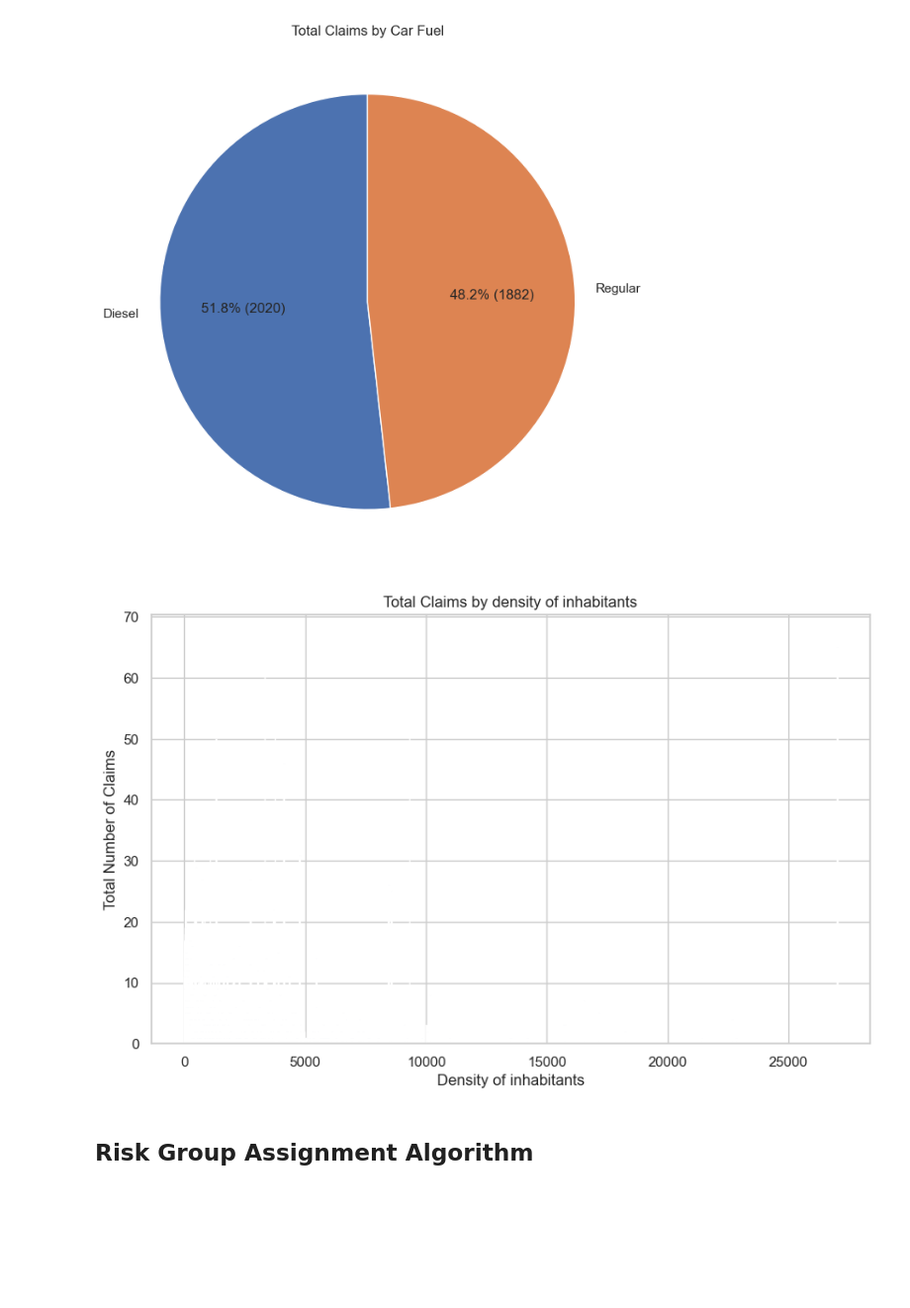
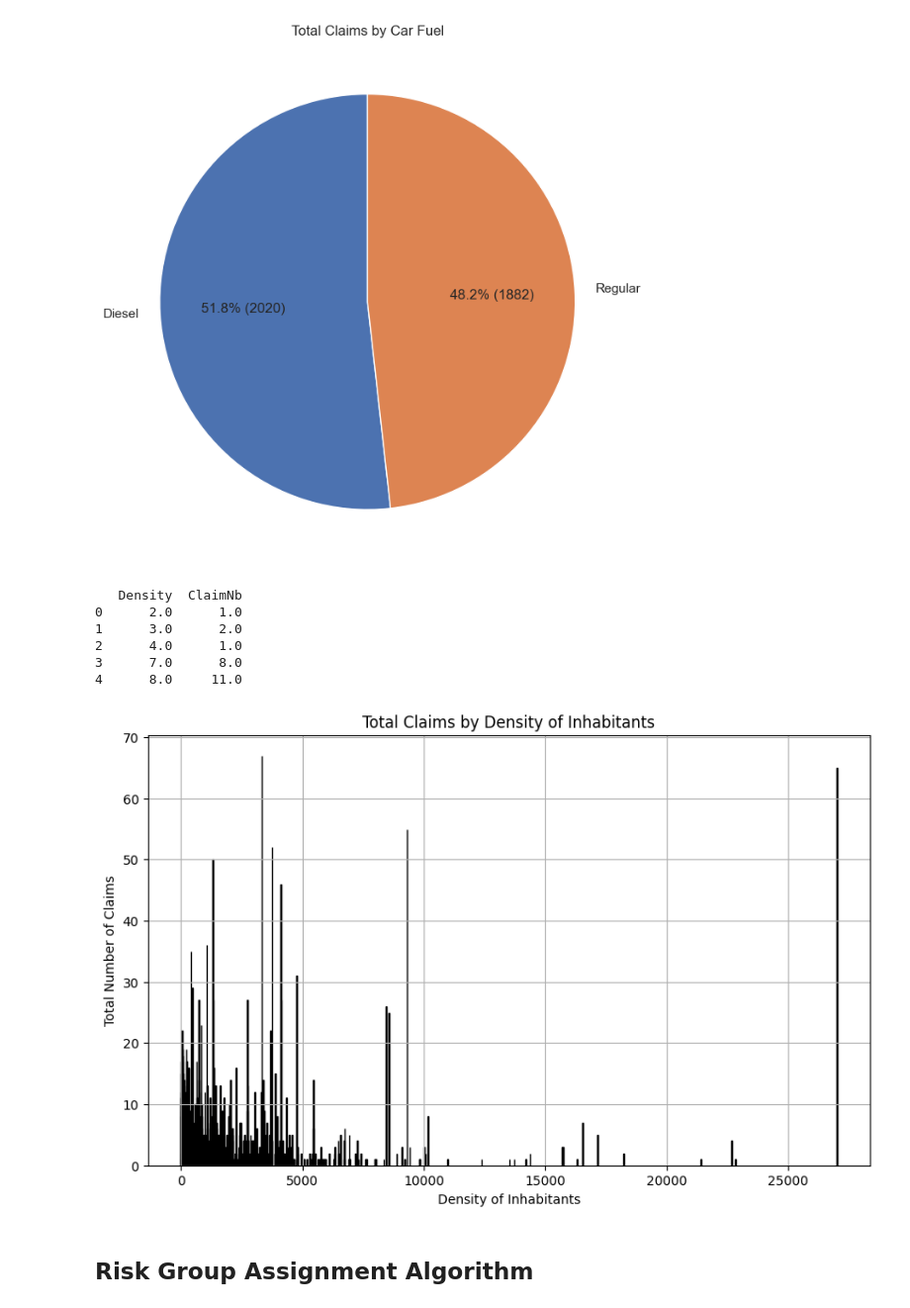
Before and after one commit to bordeauxlink/assurance-term-project, a Jupyter notebook: Term Project Underwriter.ipynb, the cells around one changed output. Shown at 99% size. Cells and saved outputs as stored; diff of their text form; code cells hidden in the pictures; blank space fills up the shorter version.

```diff
--- a/Term Project Underwriter.ipynb
+++ b/Term Project Underwriter.ipynb
@@ -212,19 +212,36 @@ plt.show()
 # %% [output]
 [figure]
 # %%
+import pandas as pd
+import matplotlib.pyplot as plt
+
+# Load and preprocess data
+claim_data = pd.read_csv('claim_data_group5_2024.csv')
+claim_data = claim_data.dropna()  # Drop rows with missing values
+claim_data = claim_data[(claim_data['ClaimNb'] >= 0) & (claim_data['ClaimAmount'] > 0)]  # Ensure ClaimAmount > 0
+
 # Total Claims by density of inhabitants (Density)
 claims_by_density = claim_data.groupby('Density')['ClaimNb'].sum().reset_index()
 
+# Check the data
+print(claims_by_density.head())
+
 # Plot Claims by density of inhabitants
 plt.figure(figsize=(10, 6))
-plt.bar(claims_by_density['Density'], claims_by_density['ClaimNb'], width=30)
-plt.title('Total Claims by density of inhabitants')
-plt.xlabel('Density of inhabitants')
+plt.bar(claims_by_density['Density'], claims_by_density['ClaimNb'], width=30, color='blue', edgecolor='black')
+plt.title('Total Claims by Density of Inhabitants')
+plt.xlabel('Density of Inhabitants')
 plt.ylabel('Total Number of Claims')
 plt.grid(True)
 plt.show()
 # %% [output]
+   Density  ClaimNb
+0      2.0      1.0
+1      3.0      2.0
+2      4.0      1.0
+3      7.0      8.0
+4      8.0     11.0
-[figure, old version]
+[figure, new version]
 # %% [markdown]
 ## Risk Group Assignment Algorithm
 # %%
```
Also changed, not shown: 1 other file.
